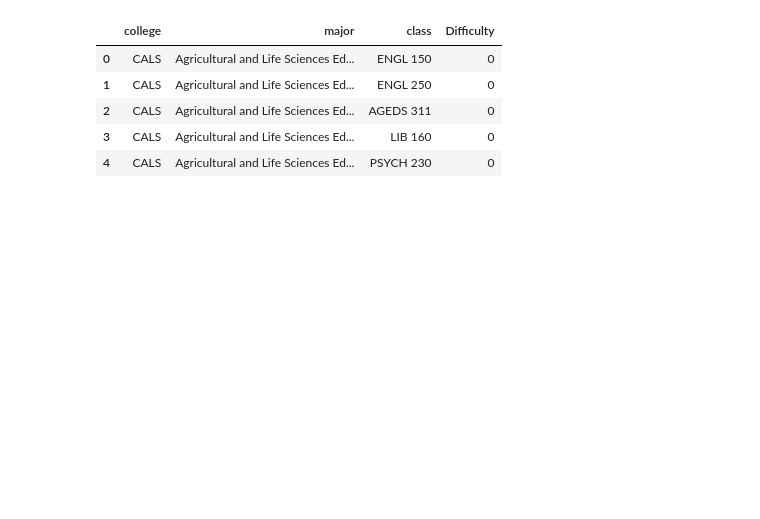
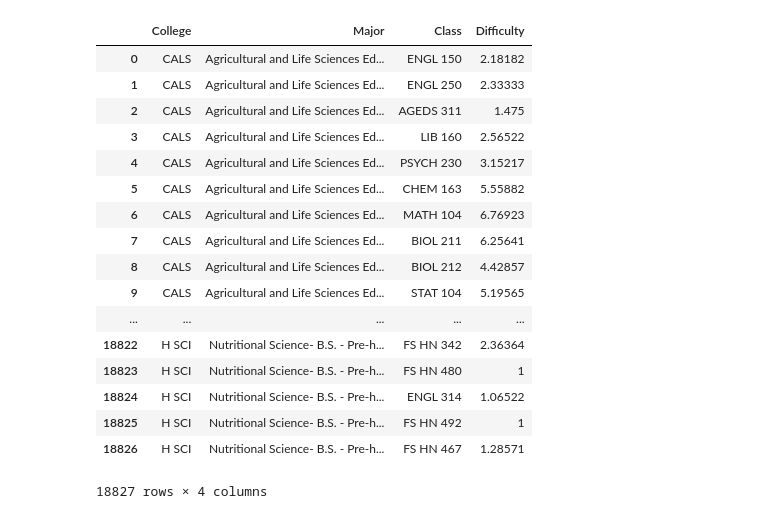
Before and after one commit to max-farver/HackISU_Data_Science_Project, a Jupyter notebook: data_cleaning/Major_Rating.ipynb, the cells around one changed output. Saved outputs shown, nothing was run; the diff lists cells and outputs as text; code cells hidden in the pictures; blank space fills up the shorter version.

Commit message:
Ranking by Major

```diff
--- a/data_cleaning/Major_Rating.ipynb
+++ b/data_cleaning/Major_Rating.ipynb
@@ -6,3 +5,0 @@ major_lst = pd.read_csv("major_class_cleaned.csv", encoding="utf8")
-# %%
-dfw_rating = dfw_rating.drop(columns=['Unnamed: 0', 'Unnamed: 0.1', 'Unnamed: 0.1.1'])
-dfw_rating
@@ -28,5 +27,4 @@ dfw_rating
 # %%
-major_lst = major_lst.drop(columns=['Unnamed: 0'])
 major_lst['Difficulty'] = "0"
 major_lst
 # %% [output]
@@ -51,8 +48,0 @@ major_lst
-# %%
-index = 0
-temp3 = major_lst.at[0, " class"]
-print(temp3)
-print(" " in temp3)
-for i in range(len(dfw_rating['Department'])):
-
-print(index)
@@ -62,0 +49,12 @@ False
+# %%
+count = 1
+for i in range(len(dfw_rating['Department'])):
+    temp = str(dfw_rating.at[i, 'Department']).strip() + " " + str(dfw_rating.at[i, 'Course']).strip()
+    for index in range(len(major_lst['Class'])):
+        temp2 = major_lst.at[index, 'Class'].strip()
+        if(temp2 == temp):
+            print("     True")
+            major_lst.at[index, 'Difficulty'] = dfw_rating.at[i, 'Difficulty']
+    print("end")
+    print(count)
+    count +=1
@@ -63,9 +79,21 @@ False
 # %%
-major_lst.head()
+major_lst
 # %% [output]
-|  | college | major | class | Difficulty |
-| 0 | CALS | Agricultural and Life Sciences Ed... | ENGL 150 | 0 |
-| 1 | CALS | Agricultural and Life Sciences Ed... | ENGL 250 | 0 |
-| 2 | CALS | Agricultural and Life Sciences Ed... | AGEDS 311 | 0 |
-| 3 | CALS | Agricultural and Life Sciences Ed... | LIB 160 | 0 |
-| 4 | CALS | Agricultural and Life Sciences Ed... | PSYCH 230 | 0 |
+|  | College | Major | Class | Difficulty |
+| 0 | CALS | Agricultural and Life Sciences Ed... | ENGL 150 | 2.18182 |
+| 1 | CALS | Agricultural and Life Sciences Ed... | ENGL 250 | 2.33333 |
+| 2 | CALS | Agricultural and Life Sciences Ed... | AGEDS 311 | 1.475 |
+| 3 | CALS | Agricultural and Life Sciences Ed... | LIB 160 | 2.56522 |
+| 4 | CALS | Agricultural and Life Sciences Ed... | PSYCH 230 | 3.15217 |
+| 5 | CALS | Agricultural and Life Sciences Ed... | CHEM 163 | 5.55882 |
+| 6 | CALS | Agricultural and Life Sciences Ed... | MATH 104 | 6.76923 |
+| 7 | CALS | Agricultural and Life Sciences Ed... | BIOL 211 | 6.25641 |
+| 8 | CALS | Agricultural and Life Sciences Ed... | BIOL 212 | 4.42857 |
+| 9 | CALS | Agricultural and Life Sciences Ed... | STAT 104 | 5.19565 |
+| ... | ... | ... | ... | ... |
+| 18822 | H SCI | Nutritional Science- B.S. - Pre-h... | FS HN 342 | 2.36364 |
+| 18823 | H SCI | Nutritional Science- B.S. - Pre-h... | FS HN 480 | 1 |
+| 18824 | H SCI | Nutritional Science- B.S. - Pre-h... | ENGL 314 | 1.06522 |
+| 18825 | H SCI | Nutritional Science- B.S. - Pre-h... | FS HN 492 | 1 |
+| 18826 | H SCI | Nutritional Science- B.S. - Pre-h... | FS HN 467 | 1.28571 |
+18827 rows × 4 columns
```
Also changed, not shown: parts of 6 cells of this notebook, 7 other files.
